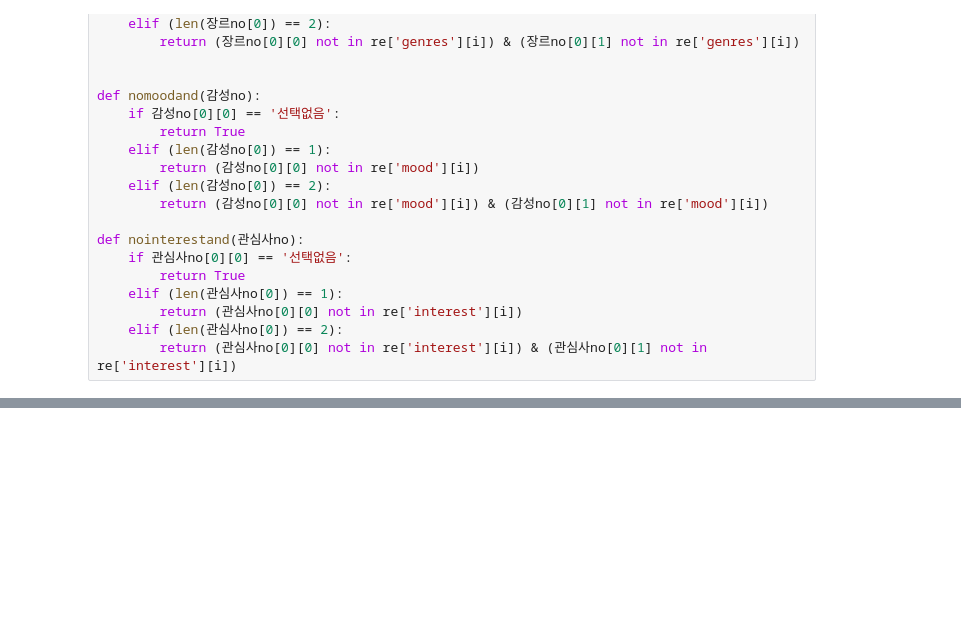
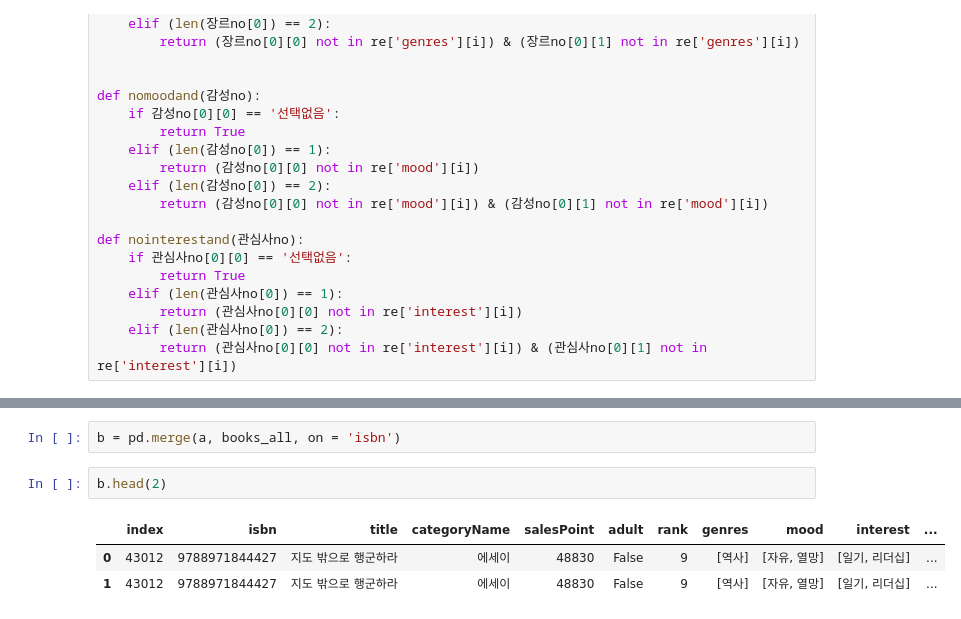
Before and after one commit to Hongbi-Kim/Project_book_recommendation, a Jupyter notebook: 추천시스템.ipynb, the cells around one changed output, grey strips where cells are left out. Drawn from its saved outputs; the diff is of its cells as text; blank space fills up the shorter version.

```diff
--- a/추천시스템.ipynb
+++ b/추천시스템.ipynb
@@ -225,0 +235,8 @@ False
+# %%
+b = pd.merge(a, books_all, on = 'isbn')
+# %%
+b.head(2)
+# %% [output]
+|  | index | isbn | title | categoryName | salesPoint | adult | rank | genres | mood | interest | ... |
+| 0 | 43012 | 9788971844427 | 지도 밖으로 행군하라 | 에세이 | 48830 | False | 9 | [역사] | [자유, 열망] | [일기, 리더십] | ... |
+| 1 | 43012 | 9788971844427 | 지도 밖으로 행군하라 | 에세이 | 48830 | False | 9 | [역사] | [자유, 열망] | [일기, 리더십] | ... |
```
Also changed, not shown: parts of 27 cells of this notebook, 5 other files.
